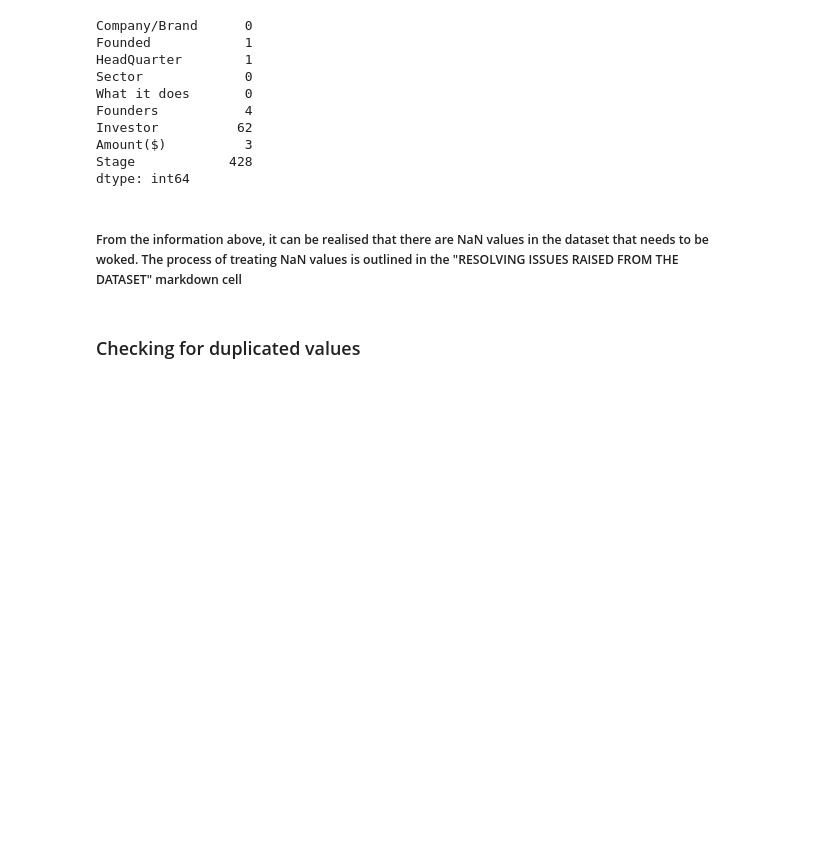
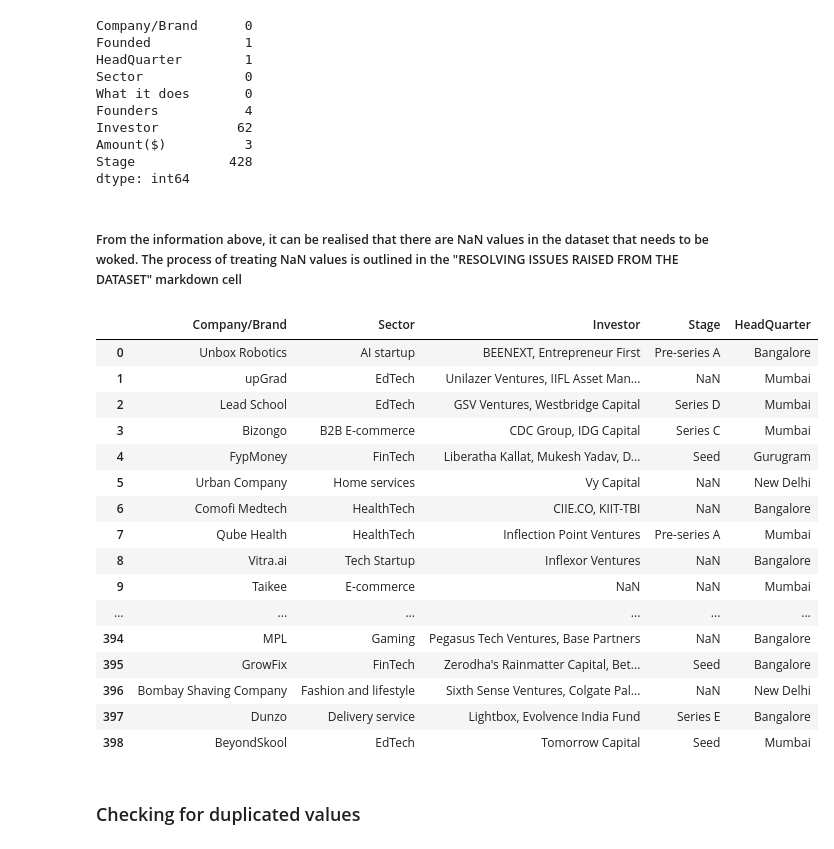
Before and after one commit to elvis-darko/Training-and-Apprenticeship-Portfolio-Projects, a Jupyter notebook: INDIAN-STARTUP-ECOSYSTEM-FUNDING/INDIAN START-UP ECOSYSTEM FUNDING - EXPLORATORY DATA ANALYSIS.ipynb, the cells around one changed output. Saved outputs shown, nothing was run; the diff lists cells and outputs as text; code cells hidden in the pictures; blank space fills up the shorter version.

```diff
--- a/INDIAN-STARTUP-ECOSYSTEM-FUNDING/INDIAN START-UP ECOSYSTEM FUNDING - EXPLORATORY DATA ANALYSIS.ipynb
+++ b/INDIAN-STARTUP-ECOSYSTEM-FUNDING/INDIAN START-UP ECOSYSTEM FUNDING - EXPLORATORY DATA ANALYSIS.ipynb
@@ -635,6 +635,27 @@ Stage            428
 dtype: int64
 # %% [markdown]
 ##### From the information above, it can be realised that there are NaN values in the dataset that needs to be woked. The process of treating NaN values is outlined in the "RESOLVING ISSUES RAISED FROM THE DATASET" markdown cell
+# %%
+pd.set_option('display.max_rows', None)
+funding_2021[["Company/Brand", "Sector", "Investor", "Stage", "HeadQuarter"]]
+# %% [output]
+|  | Company/Brand | Sector | Investor | Stage | HeadQuarter |
+| 0 | Unbox Robotics | AI startup | BEENEXT, Entrepreneur First | Pre-series A | Bangalore |
+| 1 | upGrad | EdTech | Unilazer Ventures, IIFL Asset Man... | NaN | Mumbai |
+| 2 | Lead School | EdTech | GSV Ventures, Westbridge Capital | Series D | Mumbai |
+| 3 | Bizongo | B2B E-commerce | CDC Group, IDG Capital | Series C | Mumbai |
+| 4 | FypMoney | FinTech | Liberatha Kallat, Mukesh Yadav, D... | Seed | Gurugram |
+| 5 | Urban Company | Home services | Vy Capital | NaN | New Delhi |
+| 6 | Comofi Medtech | HealthTech | CIIE.CO, KIIT-TBI | NaN | Bangalore |
+| 7 | Qube Health | HealthTech | Inflection Point Ventures | Pre-series A | Mumbai |
+| 8 | Vitra.ai | Tech Startup | Inflexor Ventures | NaN | Bangalore |
+| 9 | Taikee | E-commerce | NaN | NaN | Mumbai |
+| ... | ... | ... | ... | ... | ... |
+| 394 | MPL | Gaming | Pegasus Tech Ventures, Base Partners | NaN | Bangalore |
+| 395 | GrowFix | FinTech | Zerodha's Rainmatter Capital, Bet... | Seed | Bangalore |
+| 396 | Bombay Shaving Company | Fashion and lifestyle | Sixth Sense Ventures, Colgate Pal... | NaN | New Delhi |
+| 397 | Dunzo | Delivery service | Lightbox, Evolvence India Fund | Series E | Bangalore |
+| 398 | BeyondSkool | EdTech | Tomorrow Capital | Seed | Mumbai |
 # %% [markdown]
 ### Checking for duplicated values
 # %%
```
Also changed, not shown: parts of 41 cells of this notebook.
